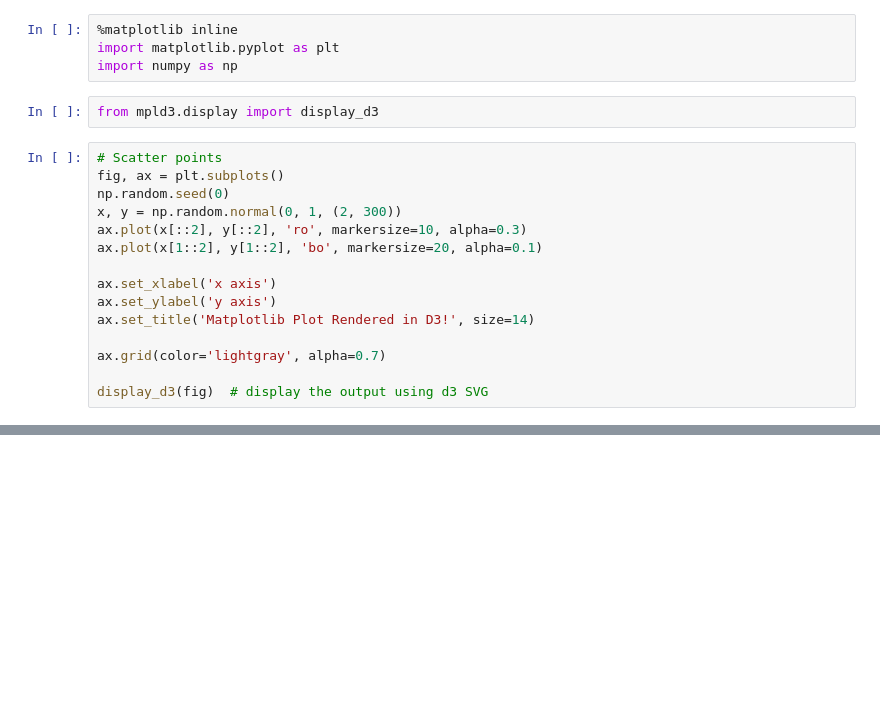
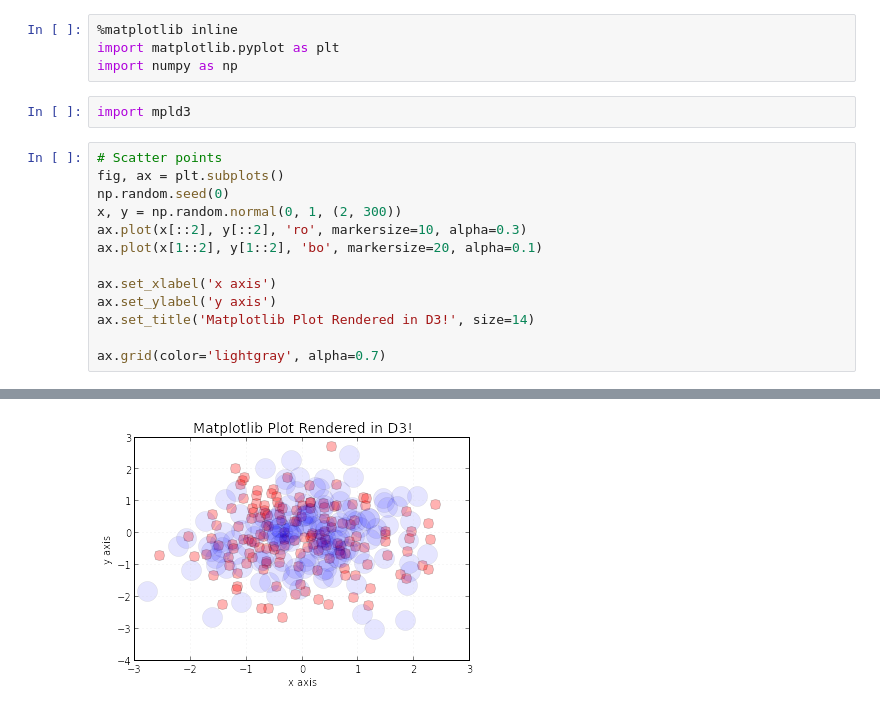
Before and after one commit to mpld3/mpld3, a Jupyter notebook: examples/mpld3_demo.ipynb, the cells around one changed output, grey strips where cells are left out. Drawn from its saved outputs; the diff is of its cells as text; blank space fills up the shorter version.

Commit message:
Automatically display plots in the IPython Notebook.

```diff
--- a/examples/mpld3_demo.ipynb
+++ b/examples/mpld3_demo.ipynb
@@ -11,8 +11,8 @@ Note that not every feature of matplotlib is yet implemented.  Here are a few ex
 %matplotlib inline
 import matplotlib.pyplot as plt
 import numpy as np
-# %%
-from mpld3.display import display_d3
+# %%
+import mpld3
 # %%
 # Scatter points
 fig, ax = plt.subplots()
@@ -26,6 +26,4 @@ ax.set_ylabel('y axis')
 ax.set_title('Matplotlib Plot Rendered in D3!', size=14)
 
 ax.grid(color='lightgray', alpha=0.7)
-
-display_d3(fig)  # display the output using d3 SVG
 # %% [output]
@@ -33,3 +30,4 @@ display_d3(fig)  # display the output using d3 SVG
+[figure, added]
 # %%
 # Draw lines
 fig, ax = plt.subplots()
```
Also changed, not shown: parts of 3 cells of this notebook, 1 other file.
